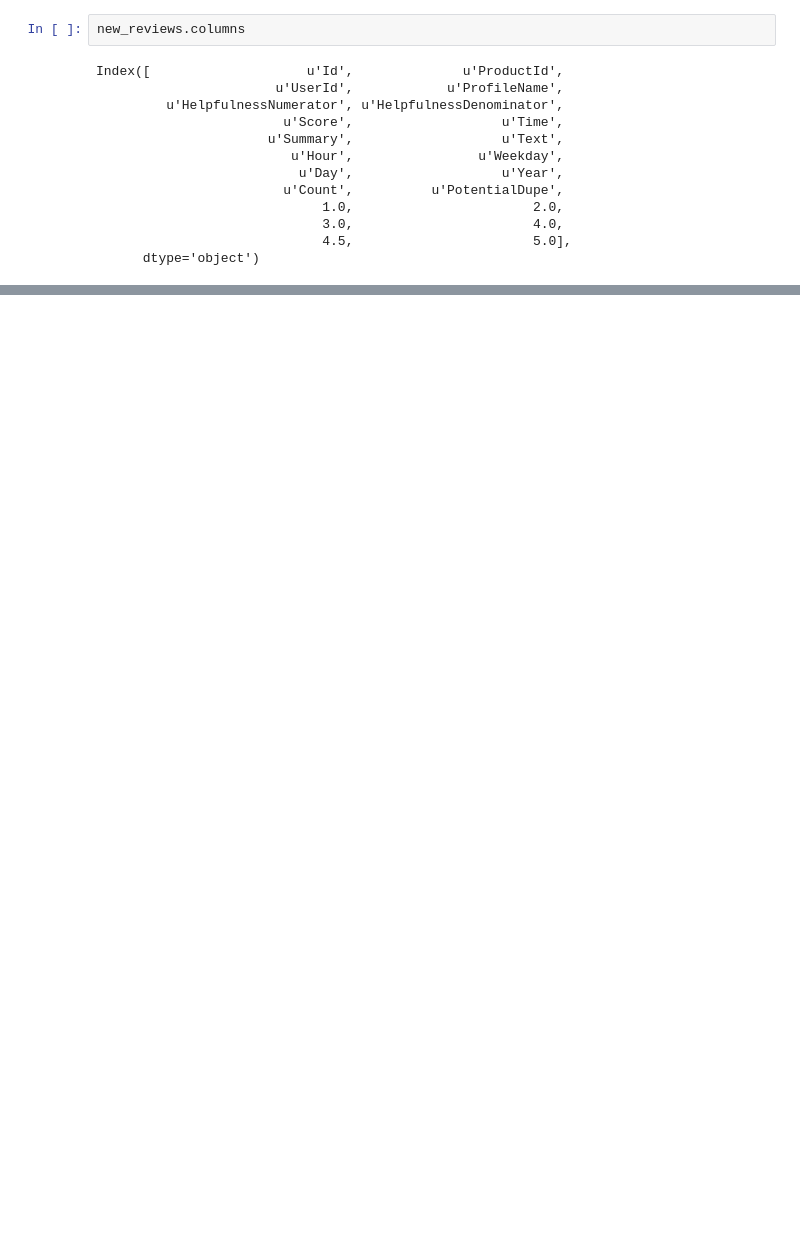
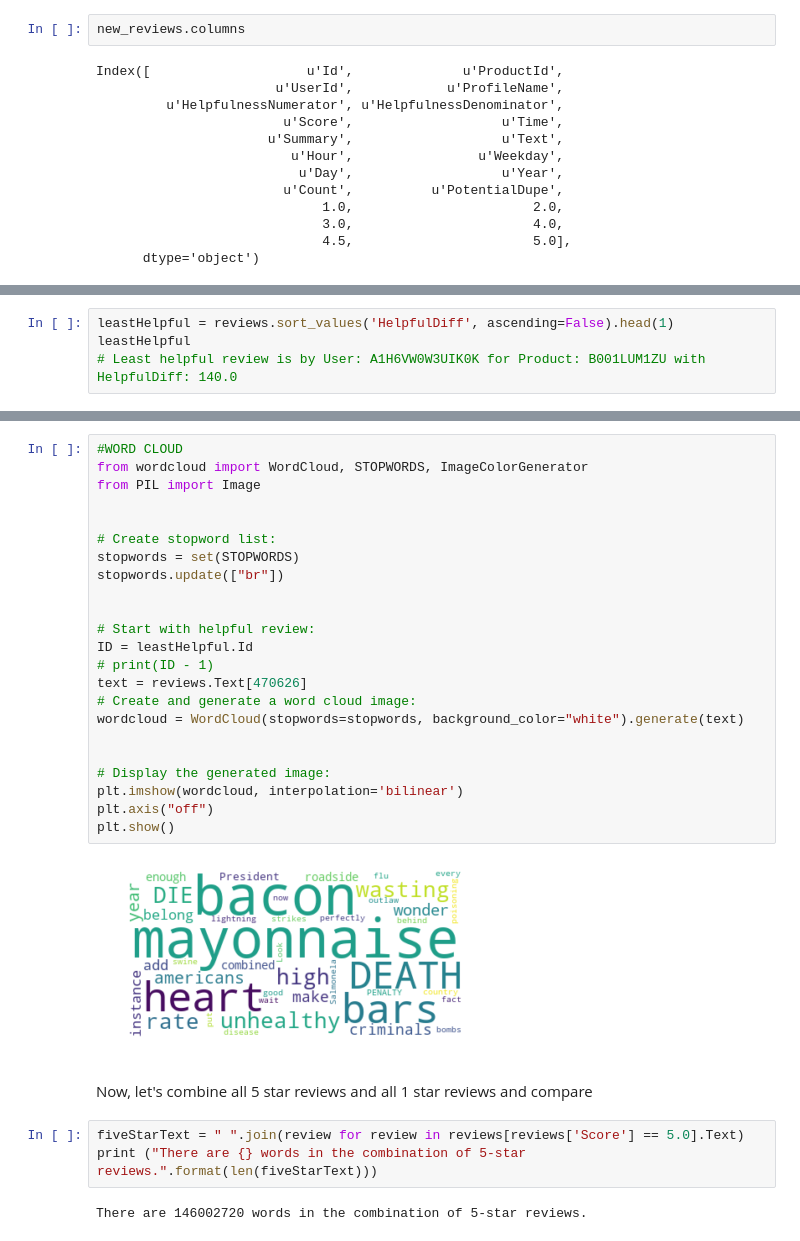
Before and after one commit to MintMin/AmazonReviewsAnalysis, a Jupyter notebook: Nic/Week 1 Nic's Exploratory Analysis.ipynb, the cells around one changed output, grey strips where cells are left out. Cells and saved outputs as stored; diff of their text form; blank space fills up the shorter version.

```diff
--- a/Nic/Week 1 Nic's Exploratory Analysis.ipynb
+++ b/Nic/Week 1 Nic's Exploratory Analysis.ipynb
@@ -521,0 +643,4 @@ new_review
+# %%
+leastHelpful = reviews.sort_values('HelpfulDiff', ascending=False).head(1)
+leastHelpful
+# Least helpful review is by User: A1H6VW0W3UIK0K for Product: B001LUM1ZU with HelpfulDiff: 140.0
@@ -521,0 +675,32 @@ new_review
+# %%
+#WORD CLOUD
+from wordcloud import WordCloud, STOPWORDS, ImageColorGenerator
+from PIL import Image
+
+
+# Create stopword list:
+stopwords = set(STOPWORDS)
+stopwords.update(["br"])
+
+
+# Start with helpful review:
+ID = leastHelpful.Id
+# print(ID - 1)
+text = reviews.Text[470626]
+# Create and generate a word cloud image:
+wordcloud = WordCloud(stopwords=stopwords, background_color="white").generate(text)
+
+
+# Display the generated image:
+plt.imshow(wordcloud, interpolation='bilinear')
+plt.axis("off")
+plt.show()
+# %% [output]
+[figure, added]
+# %% [markdown]
+Now, let's combine all 5 star reviews and all 1 star reviews and compare
+# %%
+fiveStarText = " ".join(review for review in reviews[reviews['Score'] == 5.0].Text)
+print ("There are {} words in the combination of 5-star reviews.".format(len(fiveStarText)))
+# %% [output]
+There are 146002720 words in the combination of 5-star reviews.
```
Also changed, not shown: parts of 21 cells of this notebook.
